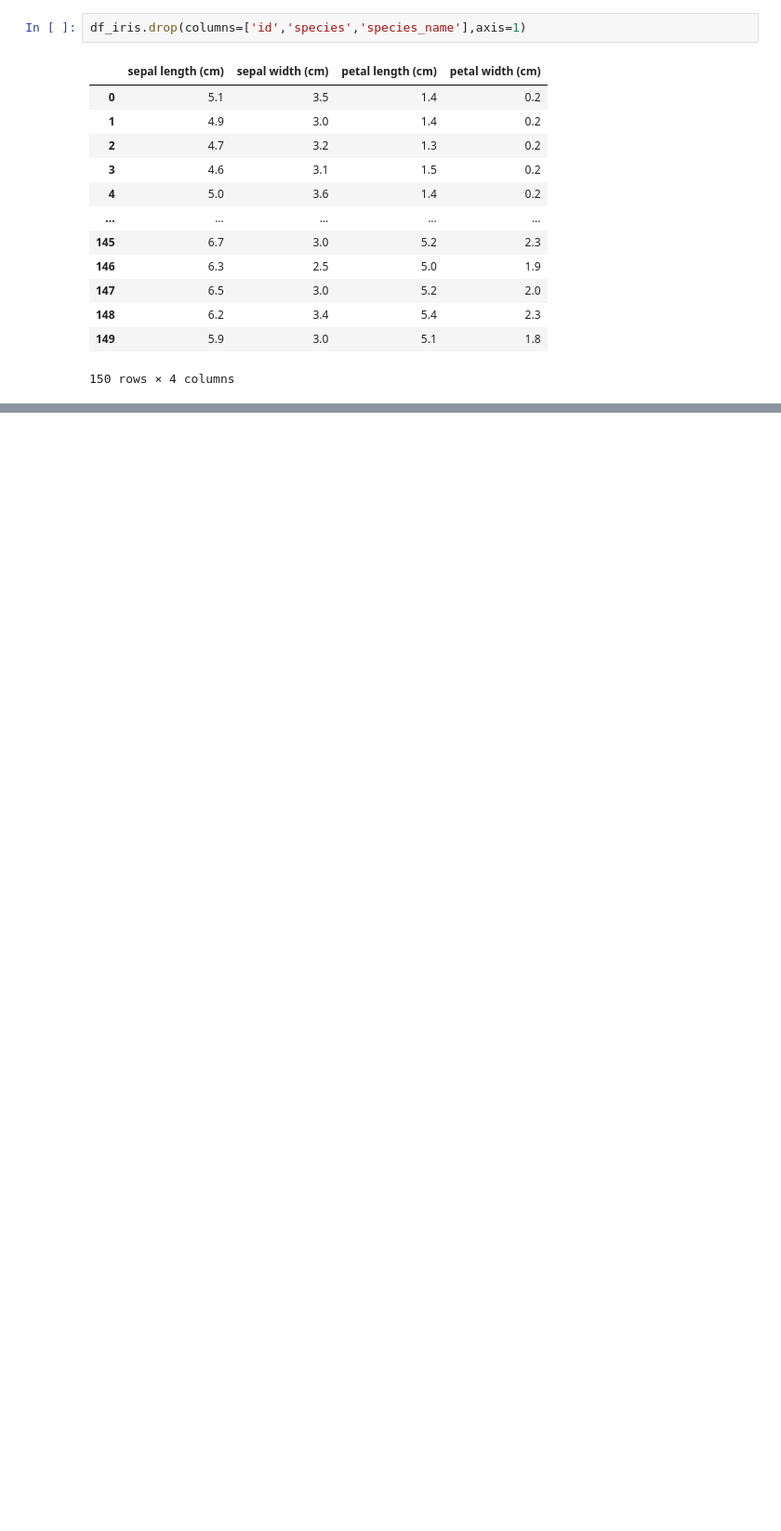
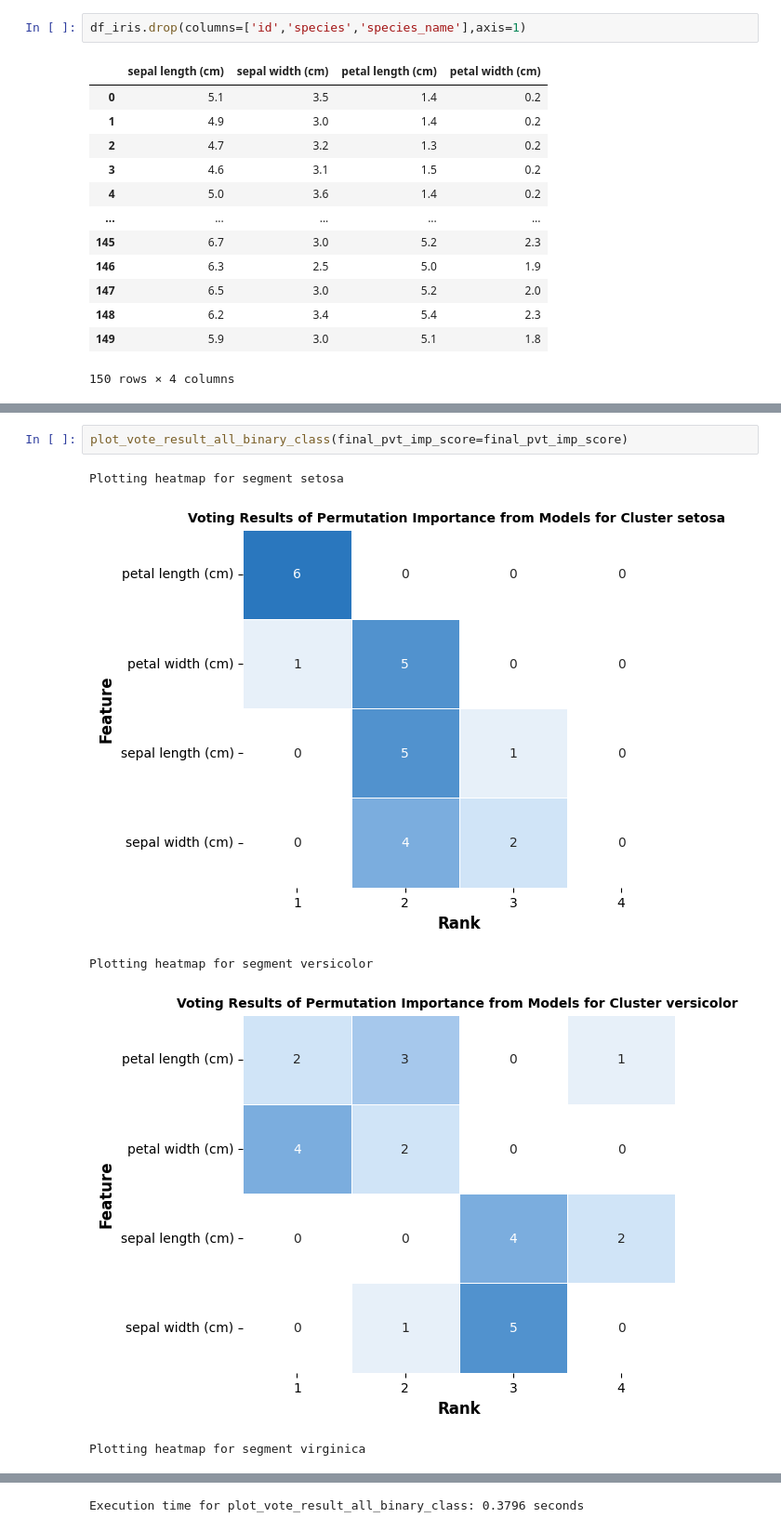
Before and after one commit to lidv94/post-analysis-clustering, a Jupyter notebook: dev.ipynb, the cells around one changed output, grey strips where cells are left out. Shown at 93% size. Saved outputs shown, nothing was run; the diff lists cells and outputs as text; blank space fills up the shorter version.

```diff
--- a/dev.ipynb
+++ b/dev.ipynb
@@ -81,0 +298,8 @@ Execution time for plot_feature_distributions: 1.4955 seconds
+# %%
+plot_vote_result_all_binary_class(final_pvt_imp_score=final_pvt_imp_score)
+# %% [output]
+Plotting heatmap for segment setosa
+[figure, added]
+Plotting heatmap for segment versicolor
+[figure, added]
+Plotting heatmap for segment virginica
@@ -81,0 +307 @@ Execution time for plot_feature_distributions: 1.4955 seconds
+Execution time for plot_vote_result_all_binary_class: 0.3796 seconds
```
Also changed, not shown: parts of 56 cells of this notebook, 6 other files.
